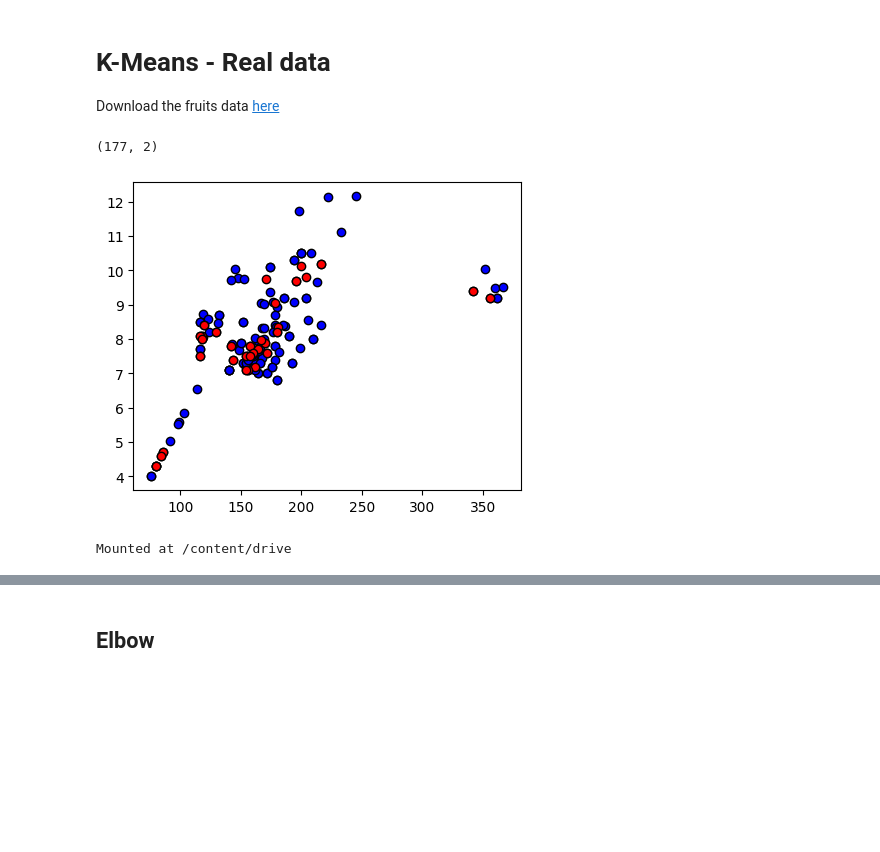
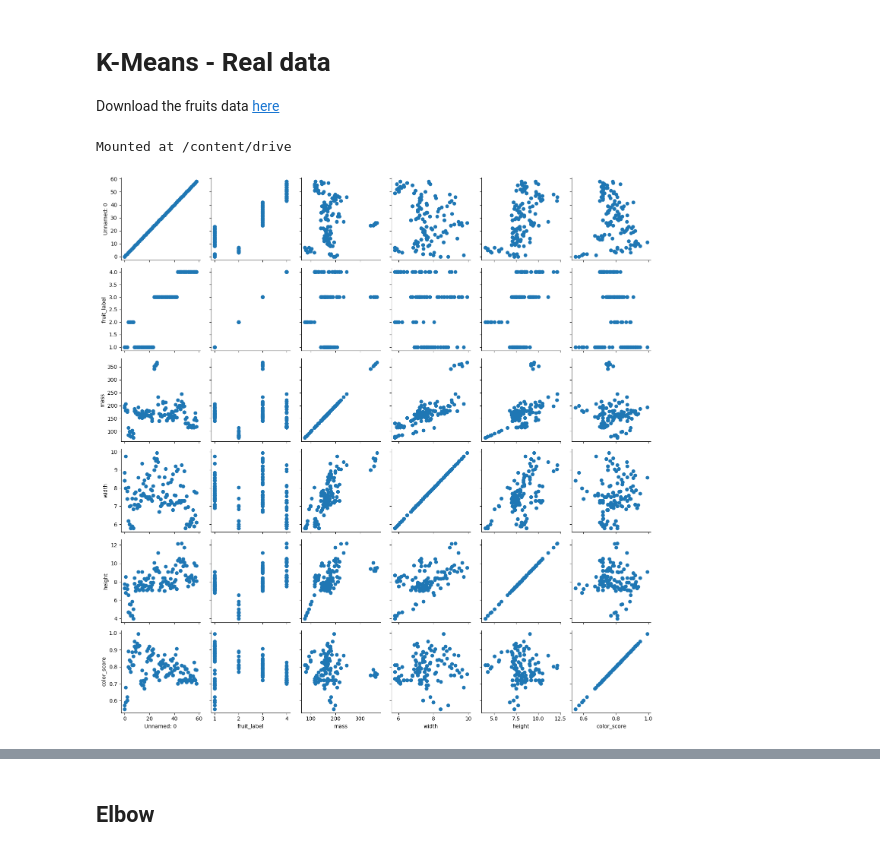
Before and after one commit to Luisa96fernanda/machine_learning, a Jupyter notebook: Sem_06/kmeans_selection.ipynb, the cells around one changed output, grey strips where cells are left out. Cells and saved outputs as stored; diff of their text form; code cells hidden in the pictures; blank space fills up the shorter version.

```diff
--- a/Sem_06/kmeans_selection.ipynb
+++ b/Sem_06/kmeans_selection.ipynb
@@ -104,20 +104,6 @@ import matplotlib.pyplot as plt
 from sklearn.cluster import KMeans
 from sklearn.datasets import load_iris
 from sklearn.model_selection import train_test_split
-# %%
- # Load the fruits dataset
-data = pd.read_csv('/content/drive/MyDrive/Machine Learning/machine_learning/Tools/fruits_data_ext.csv')
-X = data[['width','height']]
-y = _
-X_train, X_test = train_test_split(X, test_size=0.2, random_state=3)
-
-_,ax =plt.subplots(figsize=(5,4))
-ax.scatter( X_train.iloc[:,0] , X_train.iloc[:,1], c = 'b' , edgecolors='k')
-ax.scatter( X_test.iloc[:,0], X_test.iloc[:,1] , c = 'r' , edgecolors='k')
-print (X.shape)
-# %% [output]
-(177, 2)
-[figure, removed]
 # %%
 from google.colab import drive
 drive.mount('/content/drive')
@@ -125,0 +114,6 @@ Mounted at /content/drive
+# %%
+import seaborn as sns
+grafics = sns.PairGrid(data)
+grafics.map(plt.scatter);
+# %% [output]
+[figure, added]
```
Also changed, not shown: parts of 4 cells of this notebook.
